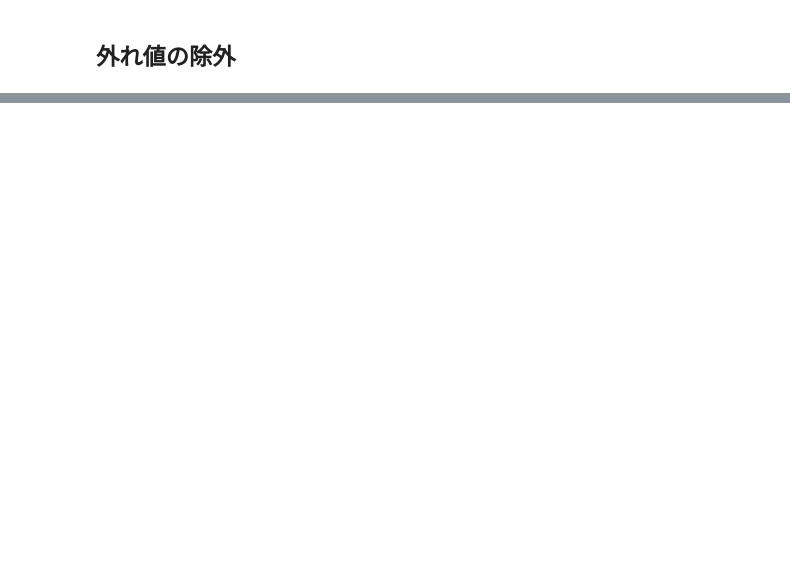
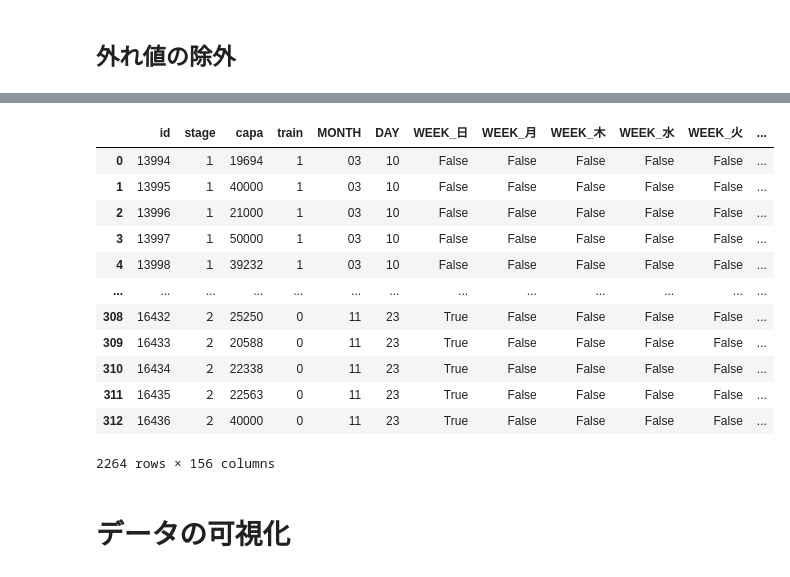
Before and after one commit to Katsuya56/neec-AI, a Jupyter notebook: show.ipynb, the cells around one changed output, grey strips where cells are left out. Drawn from its saved outputs; the diff is of its cells as text; code cells hidden in the pictures; blank space fills up the shorter version.

Commit message:
この後なにしたらいいかわから
今後もLRでよさそう
score:3,546.4158195
sample3.csvよりはいいスコア

```diff
--- a/show.ipynb
+++ b/show.ipynb
@@ -96,0 +120,5 @@ ValueError: not enough values to unpack (expected 2, got 0)
+# %%
+datas = pd.get_dummies(datas, columns=["home_team"], drop_first=True)
+datas = pd.get_dummies(datas, columns=["away_team"], drop_first=True)
+# datas = datas.drop("home_team", axis=1)
+# datas = datas.drop("away_team", axis=1)
@@ -96,0 +127,3 @@ ValueError: not enough values to unpack (expected 2, got 0)
+# %%
+datas = pd.get_dummies(datas, columns=["stadium"], drop_first=True)
+# datas = datas.drop("stadium", axis=1)
@@ -96,0 +159,26 @@ ValueError: not enough values to unpack (expected 2, got 0)
+# %%
+# 使わない説明変数を設定
+drop_list = [
+    "weather",
+    "year",
+    "home_score",
+    "away_score",
+]
+# %%
+datas = datas.drop(drop_list, axis=1)
+# %%
+datas
+# %% [output]
+|  | id | stage | capa | train | MONTH | DAY | WEEK_日 | WEEK_月 | WEEK_木 | WEEK_水 | WEEK_火 | ... |
+| 0 | 13994 | １ | 19694 | 1 | 03 | 10 | False | False | False | False | False | ... |
+| 1 | 13995 | １ | 40000 | 1 | 03 | 10 | False | False | False | False | False | ... |
+| 2 | 13996 | １ | 21000 | 1 | 03 | 10 | False | False | False | False | False | ... |
+| 3 | 13997 | １ | 50000 | 1 | 03 | 10 | False | False | False | False | False | ... |
+| 4 | 13998 | １ | 39232 | 1 | 03 | 10 | False | False | False | False | False | ... |
+| ... | ... | ... | ... | ... | ... | ... | ... | ... | ... | ... | ... | ... |
+| 308 | 16432 | ２ | 25250 | 0 | 11 | 23 | True | False | False | False | False | ... |
+| 309 | 16433 | ２ | 20588 | 0 | 11 | 23 | True | False | False | False | False | ... |
+| 310 | 16434 | ２ | 22338 | 0 | 11 | 23 | True | False | False | False | False | ... |
+| 311 | 16435 | ２ | 22563 | 0 | 11 | 23 | True | False | False | False | False | ... |
+| 312 | 16436 | ２ | 40000 | 0 | 11 | 23 | True | False | False | False | False | ... |
+2264 rows × 156 columns
@@ -96,0 +193,2 @@ ValueError: not enough values to unpack (expected 2, got 0)
+# %% [markdown]
+# データの可視化
```
Also changed, not shown: parts of 27 cells of this notebook, 10 other files.
